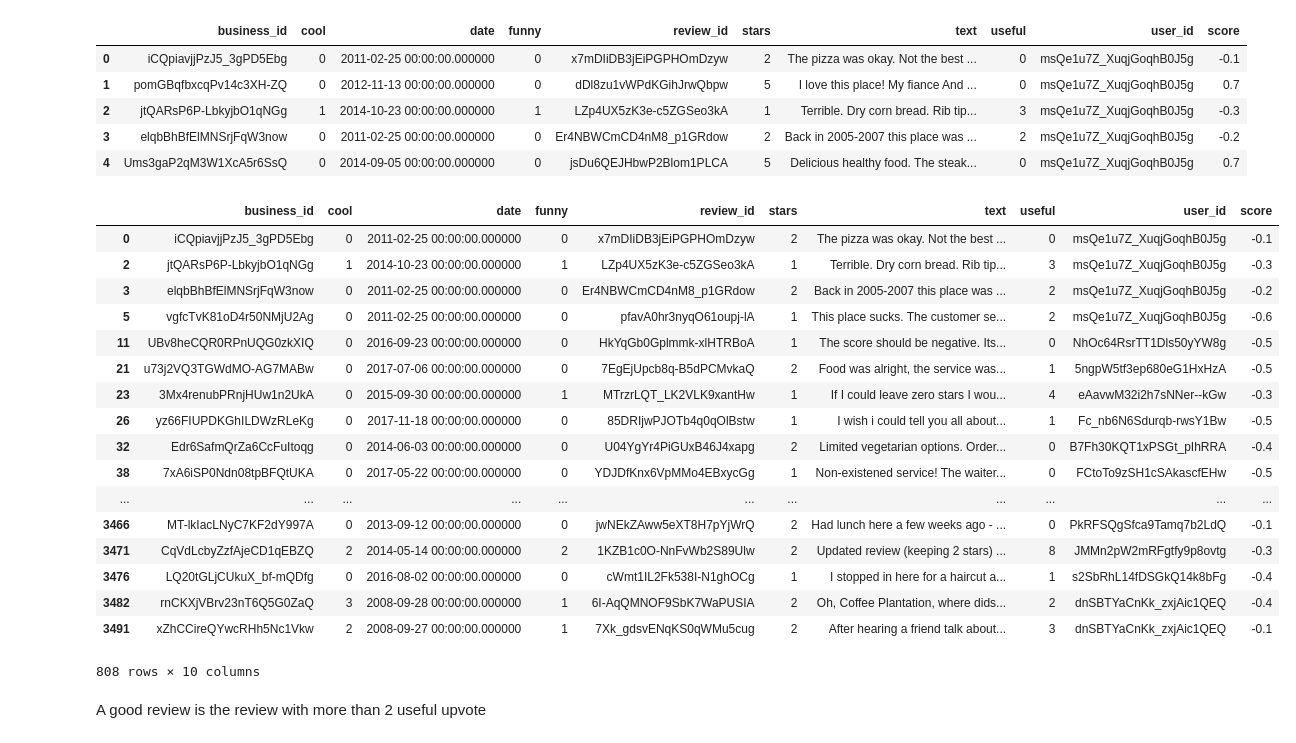
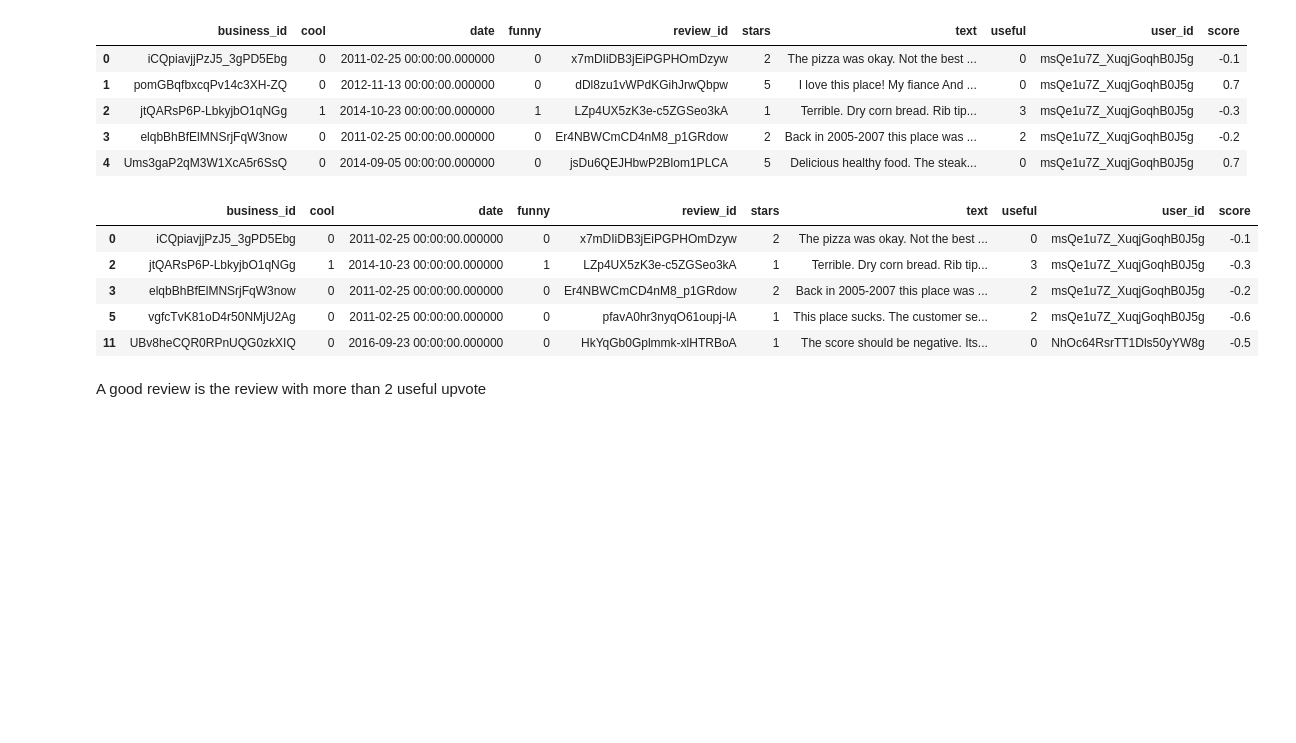
Before and after one commit to Zackkkliu/Yelp_review, a Jupyter notebook: Yelp_review.ipynb, the cells around one changed output. Saved outputs shown, nothing was run; the diff lists cells and outputs as text; code cells hidden in the pictures; blank space fills up the shorter version.

Commit message:
use head() to display dataframe

```diff
--- a/Yelp_review.ipynb
+++ b/Yelp_review.ipynb
@@ -270,26 +270,14 @@ df.head()
 # %%
 df.to_csv('review_with_score.csv')
 # %%
-df[df.score < 0]
+df[df.score < 0].head()
 # %% [output]
 |  | business_id | cool | date | funny | review_id | stars | text | useful | user_id | score |
 | 0 | iCQpiavjjPzJ5_3gPD5Ebg | 0 | 2011-02-25 00:00:00.000000 | 0 | x7mDIiDB3jEiPGPHOmDzyw | 2 | The pizza was okay. Not the best ... | 0 | msQe1u7Z_XuqjGoqhB0J5g | -0.1 |
 | 2 | jtQARsP6P-LbkyjbO1qNGg | 1 | 2014-10-23 00:00:00.000000 | 1 | LZp4UX5zK3e-c5ZGSeo3kA | 1 | Terrible. Dry corn bread. Rib tip... | 3 | msQe1u7Z_XuqjGoqhB0J5g | -0.3 |
 | 3 | elqbBhBfElMNSrjFqW3now | 0 | 2011-02-25 00:00:00.000000 | 0 | Er4NBWCmCD4nM8_p1GRdow | 2 | Back in 2005-2007 this place was ... | 2 | msQe1u7Z_XuqjGoqhB0J5g | -0.2 |
 | 5 | vgfcTvK81oD4r50NMjU2Ag | 0 | 2011-02-25 00:00:00.000000 | 0 | pfavA0hr3nyqO61oupj-lA | 1 | This place sucks. The customer se... | 2 | msQe1u7Z_XuqjGoqhB0J5g | -0.6 |
 | 11 | UBv8heCQR0RPnUQG0zkXIQ | 0 | 2016-09-23 00:00:00.000000 | 0 | HkYqGb0Gplmmk-xlHTRBoA | 1 | The score should be negative. Its... | 0 | NhOc64RsrTT1Dls50yYW8g | -0.5 |
-| 21 | u73j2VQ3TGWdMO-AG7MABw | 0 | 2017-07-06 00:00:00.000000 | 0 | 7EgEjUpcb8q-B5dPCMvkaQ | 2 | Food was alright, the service was... | 1 | 5ngpW5tf3ep680eG1HxHzA | -0.5 |
-| 23 | 3Mx4renubPRnjHUw1n2UkA | 0 | 2015-09-30 00:00:00.000000 | 1 | MTrzrLQT_LK2VLK9xantHw | 1 | If I could leave zero stars I wou... | 4 | eAavwM32i2h7sNNer--kGw | -0.3 |
-| 26 | yz66FIUPDKGhILDWzRLeKg | 0 | 2017-11-18 00:00:00.000000 | 0 | 85DRIjwPJOTb4q0qOlBstw | 1 | I wish i could tell you all about... | 1 | Fc_nb6N6Sdurqb-rwsY1Bw | -0.5 |
-| 32 | Edr6SafmQrZa6CcFuItoqg | 0 | 2014-06-03 00:00:00.000000 | 0 | U04YgYr4PiGUxB46J4xapg | 2 | Limited vegetarian options. Order... | 0 | B7Fh30KQT1xPSGt_pIhRRA | -0.4 |
-| 38 | 7xA6iSP0Ndn08tpBFQtUKA | 0 | 2017-05-22 00:00:00.000000 | 0 | YDJDfKnx6VpMMo4EBxycGg | 1 | Non-existened service! The waiter... | 0 | FCtoTo9zSH1cSAkascfEHw | -0.5 |
-| ... | ... | ... | ... | ... | ... | ... | ... | ... | ... | ... |
-| 3466 | MT-lkIacLNyC7KF2dY997A | 0 | 2013-09-12 00:00:00.000000 | 0 | jwNEkZAww5eXT8H7pYjWrQ | 2 | Had lunch here a few weeks ago - ... | 0 | PkRFSQgSfca9Tamq7b2LdQ | -0.1 |
-| 3471 | CqVdLcbyZzfAjeCD1qEBZQ | 2 | 2014-05-14 00:00:00.000000 | 2 | 1KZB1c0O-NnFvWb2S89Ulw | 2 | Updated review (keeping 2 stars) ... | 8 | JMMn2pW2mRFgtfy9p8ovtg | -0.3 |
-| 3476 | LQ20tGLjCUkuX_bf-mQDfg | 0 | 2016-08-02 00:00:00.000000 | 0 | cWmt1IL2Fk538I-N1ghOCg | 1 | I stopped in here for a haircut a... | 1 | s2SbRhL14fDSGkQ14k8bFg | -0.4 |
-| 3482 | rnCKXjVBrv23nT6Q5G0ZaQ | 3 | 2008-09-28 00:00:00.000000 | 1 | 6I-AqQMNOF9SbK7WaPUSIA | 2 | Oh, Coffee Plantation, where dids... | 2 | dnSBTYaCnKk_zxjAic1QEQ | -0.4 |
-| 3491 | xZhCCireQYwcRHh5Nc1Vkw | 2 | 2008-09-27 00:00:00.000000 | 1 | 7Xk_gdsvENqKS0qWMu5cug | 2 | After hearing a friend talk about... | 3 | dnSBTYaCnKk_zxjAic1QEQ | -0.1 |
-808 rows × 10 columns
 # %% [markdown]
 A good review is the review with more than 2 useful upvote
 # %%
```
